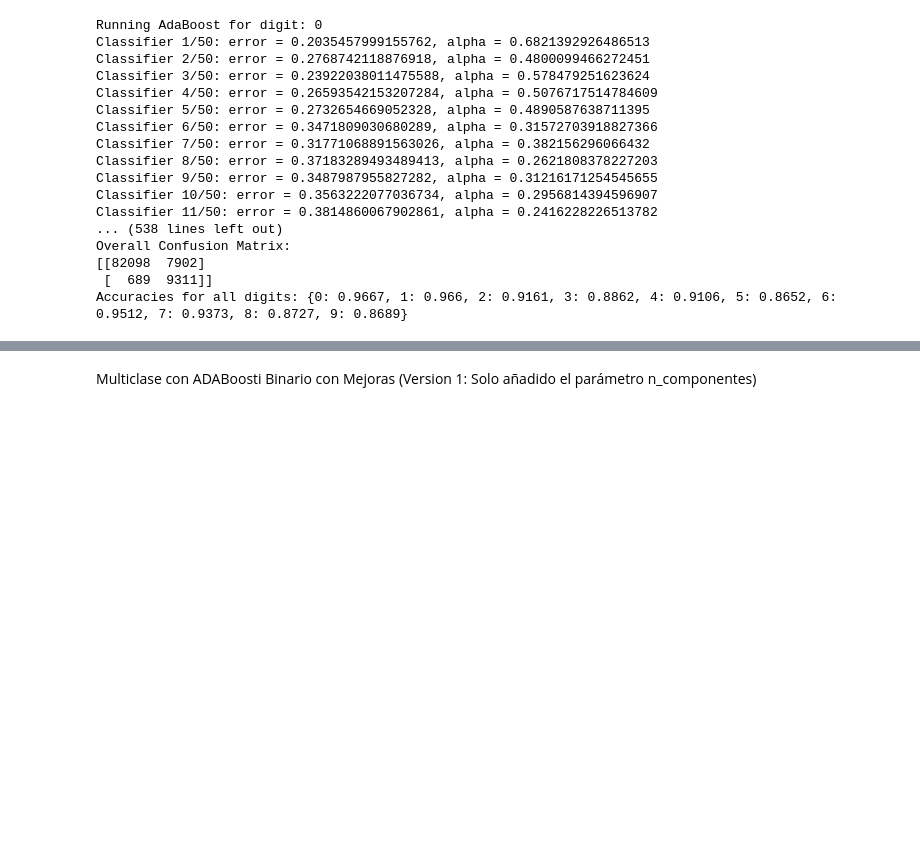
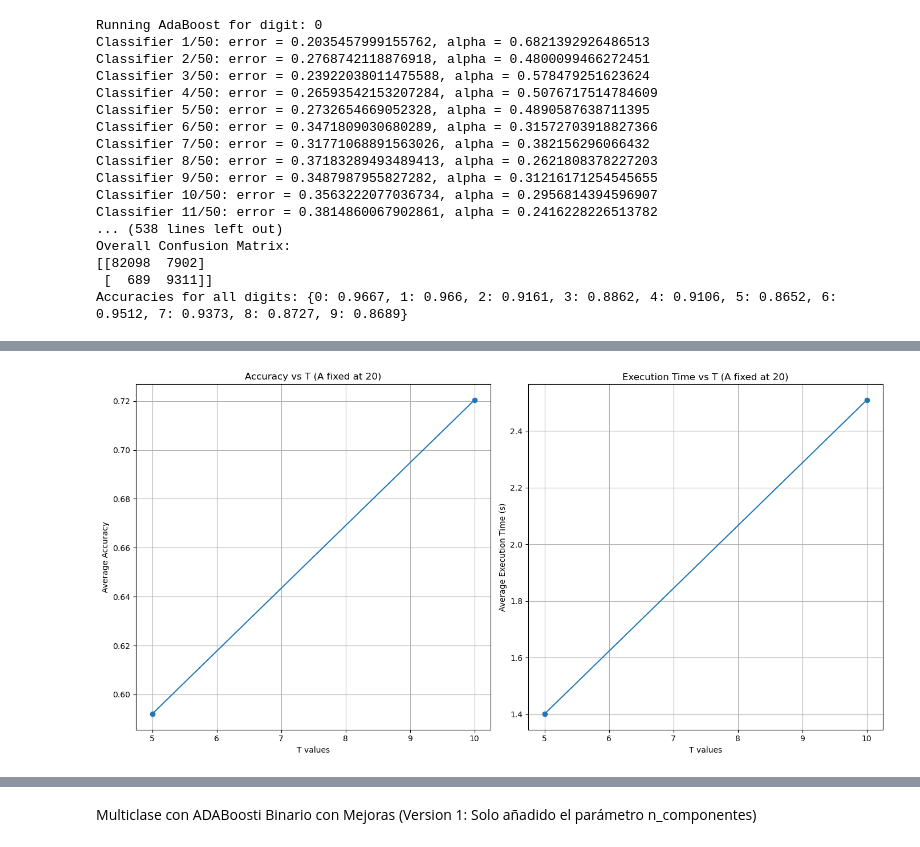
Before and after one commit to cacs2-ua/IA-para-reconocimiento-de-digitos-MNIST, a Jupyter notebook: Mine-Project/Cristian_Andres_Cordoba_Silvestre.ipynb, the cells around one changed output, grey strips where cells are left out. Drawn from its saved outputs; the diff is of its cells as text; code cells hidden in the pictures; blank space fills up the shorter version.

Commit message:
graphs added on task 1C

```diff
--- a/Mine-Project/Cristian_Andres_Cordoba_Silvestre.ipynb
+++ b/Mine-Project/Cristian_Andres_Cordoba_Silvestre.ipynb
@@ -454,7 +452,8 @@ class AdaBoostMulticlass: # Creamos la clase AdaBoostMulticlass
         model_preds = np.array([model.predict(X) for model in self.models]) # Realizamos las predicciones
         return np.argmax(model_preds, axis=0) # Devolvemos el índice del valor máximo
 
-def run_adaboost_multiclass_on_mnist(T=5, A=20, verboseParam=False): # Creamos la función run_adaboost_multiclass_on_mnist
+def run_adaboost_multiclass_on_mnist(T=5, A=20, verboseParam=False,
+                                     graph_param = False): # Creamos la función run_adaboost_multiclass_on_mnist
     (X_train, y_train), (X_test, y_test) = mnist.load_data() # Cargamos los datos
 
     adaboost_multiclass = AdaBoostMulticlass(T=T, A=A) # Creamos el clasificador AdaBoostMulticlass
@@ -472,7 +471,6 @@ def run_adaboost_multiclass_on_mnist(T=5, A=20, verboseParam=False): # Creamos l
             print_confusion_matrix(y_test_binary, np.sign(model_pred))
 
     accuracy = np.sum(y_test == y_pred) / len(y_test) # Calculamos la precisión
-    print(f"Multiclass Accuracy: {accuracy}") # Mostramos la precisión
+    if graph_param == False:
+        print(f"Multiclass Accuracy: {accuracy}") # Mostramos la precisión
     return accuracy # Devolvemos la precisión
-
-accuracy = run_adaboost_multiclass_on_mnist(T=50, A=20, verboseParam=True) # Ejecutamos AdaBoostMulticlass
@@ -496,0 +477,2 @@ Multiclass Accuracy: 0.8609
+# %%
+accuracy = run_adaboost_multiclass_on_mnist(T=50, A=20, verboseParam=False) # Ejecutamos AdaBoostMulticlass
@@ -496,0 +481,80 @@ Multiclass Accuracy: 0.8609
+# %%
+import matplotlib.pyplot as plt
+import time
+import numpy as np
+
+def graph_experimentation_for_task_1C(number_of_reps):
+    T_values = [5, 10]
+    A_values = [10, 20]
+    A_fixed = 20
+    T_fixed = 10
+
+    def run_experiment(T, A):
+        acc = []
+        exec_time = []
+        for _ in range(number_of_reps):
+            start_time = time.time()
+            accuracy = run_adaboost_multiclass_on_mnist(T=T, A=A, verboseParam=False,
+                                                        graph_param=True)
+            end_time = time.time()
+            acc.append(accuracy)
+            exec_time.append(end_time - start_time)
+        return np.mean(acc), np.mean(exec_time)
+
+    # Accuracy vs T with A fixed
+    accuracies_T = []
+    exec_times_T = []
+    for T in T_values:
+        avg_acc, avg_exec_time = run_experiment(T, A_fixed)
+        accuracies_T.append(avg_acc)
+        exec_times_T.append(avg_exec_time)
+
+    plt.figure(figsize=(14, 7))
+    plt.subplot(1, 2, 1)
+    plt.plot(T_values, accuracies_T, marker='o')
+    plt.xlabel('T values')
+    plt.ylabel('Average Accuracy')
+    plt.title('Accuracy vs T (A fixed at 20)')
+    plt.grid(True)
+
+    plt.subplot(1, 2, 2)
+    plt.plot(T_values, exec_times_T, marker='o')
+    plt.xlabel('T values')
+    plt.ylabel('Average Execution Time (s)')
+    plt.title('Execution Time vs T (A fixed at 20)')
+    plt.grid(True)
+
+    plt.tight_layout()
+    plt.show()
+
+    # Accuracy vs A with T fixed
+    accuracies_A = []
+    exec_times_A = []
+    for A in A_values:
+        avg_acc, avg_exec_time = run_experiment(T_fixed, A)
+        accuracies_A.append(avg_acc)
+        exec_times_A.append(avg_exec_time)
+
+    plt.figure(figsize=(14, 7))
+    plt.subplot(1, 2, 1)
+    plt.plot(A_values, accuracies_A, marker='o')
+    plt.xlabel('A values')
+    plt.ylabel('Average Accuracy')
+    plt.title('Accuracy vs A (T fixed at 10)')
+    plt.grid(True)
+
+    plt.subplot(1, 2, 2)
+    plt.plot(A_values, exec_times_A, marker='o')
+    plt.xlabel('A values')
+    plt.ylabel('Average Execution Time (s)')
+    plt.title('Execution Time vs A (T fixed at 10)')
+    plt.grid(True)
+
+    plt.tight_layout()
+    plt.show()
+
+if __name__ == "__main__":
+    number_of_reps = 3
+    graph_experimentation_for_task_1C(number_of_reps)
+# %% [output]
+[figure, added]
```
Also changed, not shown: parts of 6 cells of this notebook.
